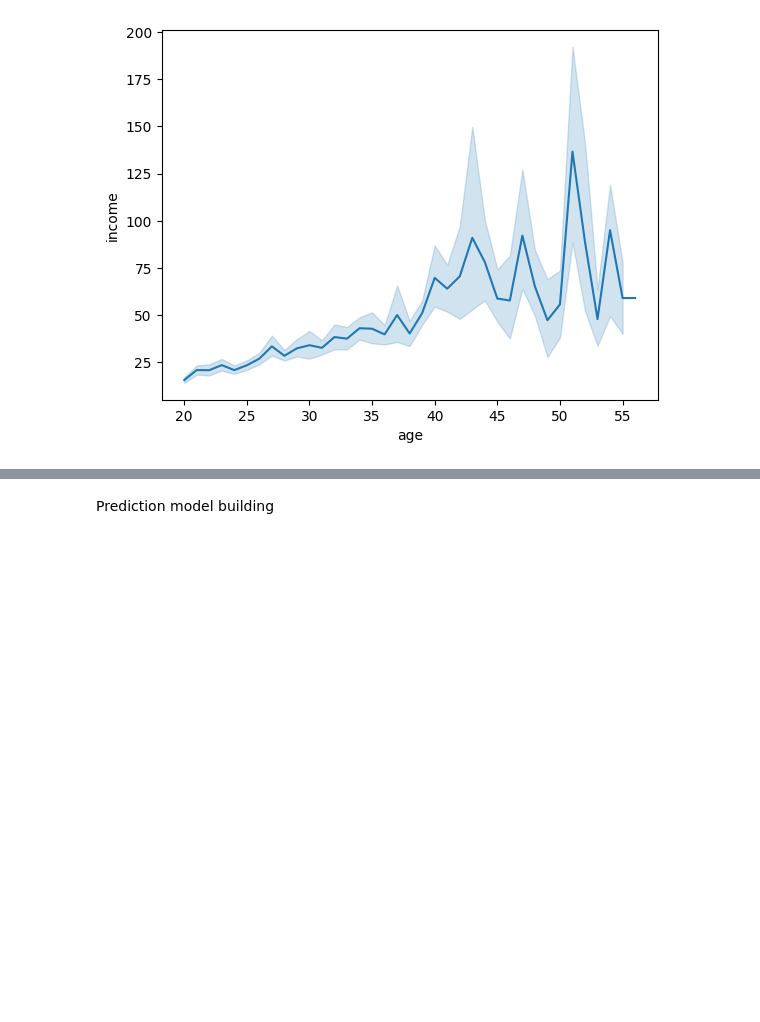
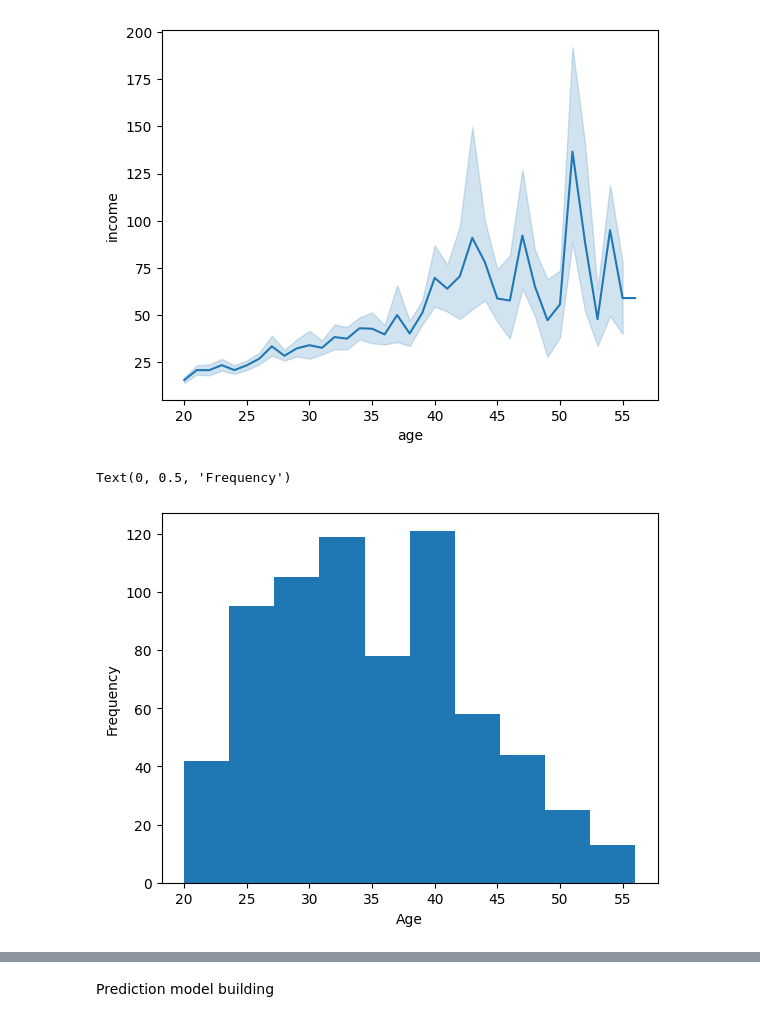
Before and after one commit to Namir50/Credit-Risk-Prediction, a Jupyter notebook: Notebooks/credit_risk_prediction.ipynb, the cells around one changed output, grey strips where cells are left out. Saved outputs shown, nothing was run; the diff lists cells and outputs as text; code cells hidden in the pictures; blank space fills up the shorter version.

```diff
--- a/Notebooks/credit_risk_prediction.ipynb
+++ b/Notebooks/credit_risk_prediction.ipynb
@@ -110,3 +110,10 @@ sns.lineplot(x = df['age'], y = df['income'])
 # %% [output]
 <Axes: xlabel='age', ylabel='income'>
 [figure]
+# %%
+plt.hist(df['age'])
+plt.xlabel('Age')
+plt.ylabel('Frequency')
+# %% [output]
+Text(0, 0.5, 'Frequency')
+[figure, added]
```
Also changed, not shown: parts of 9 cells of this notebook, 2 other files.
